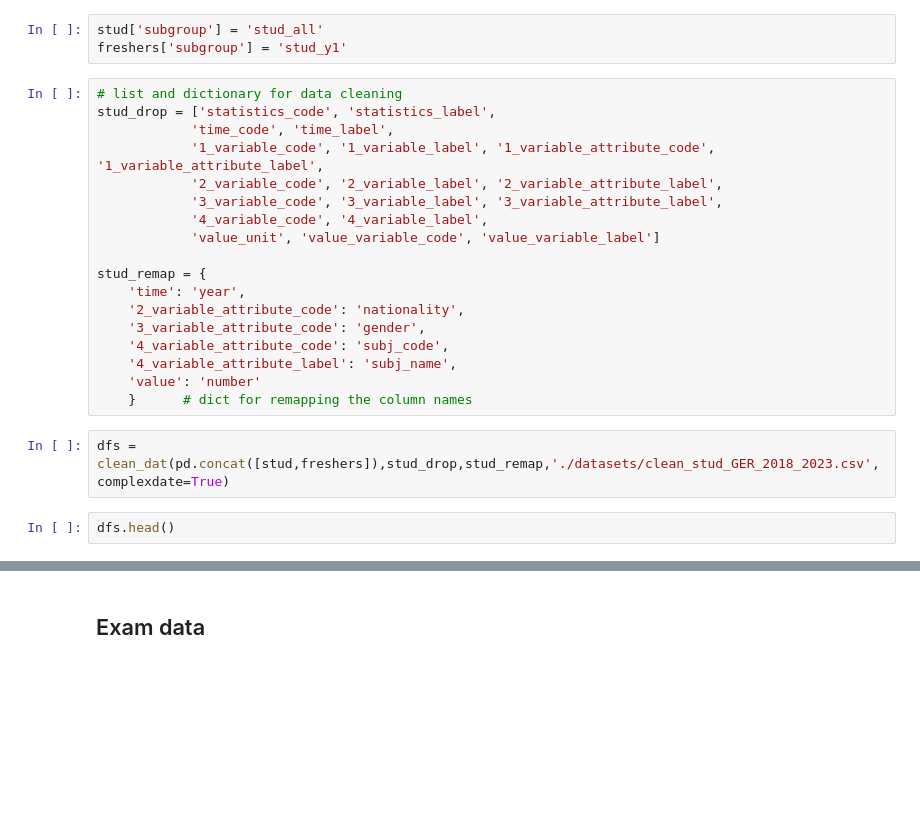
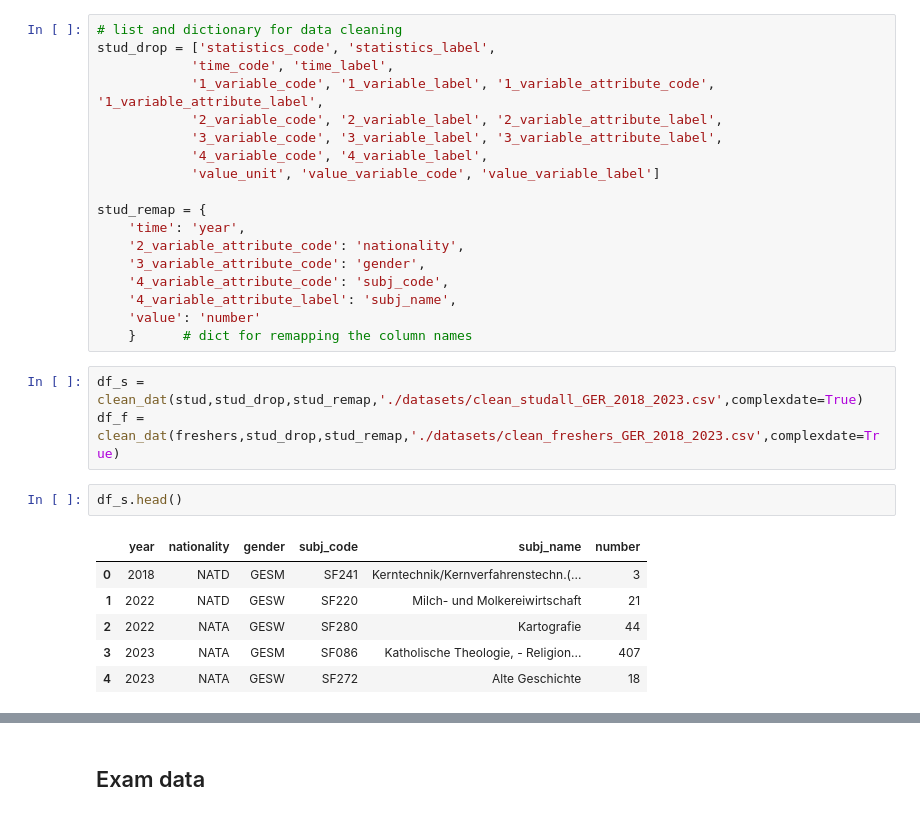
Before and after one commit to gfkpth/project-2-eda-sql, a Jupyter notebook: core_EDA.ipynb, the cells around one changed output, grey strips where cells are left out. Saved outputs shown, nothing was run; the diff lists cells and outputs as text; blank space fills up the shorter version.

```diff
--- a/core_EDA.ipynb
+++ b/core_EDA.ipynb
@@ -316,6 +353,3 @@ First, create identifying columns for the stud and freshers dataframes. (One cou
-# %%
-stud['subgroup'] = 'stud_all'
-freshers['subgroup'] = 'stud_y1'
 # %%
 # list and dictionary for data cleaning
 stud_drop = ['statistics_code', 'statistics_label',
@@ -335,7 +369,15 @@ stud_remap = {
     'value': 'number'
     }      # dict for remapping the column names
 # %%
-dfs = clean_dat(pd.concat([stud,freshers]),stud_drop,stud_remap,'./datasets/clean_stud_GER_2018_2023.csv',complexdate=True)
+df_s = clean_dat(stud,stud_drop,stud_remap,'./datasets/clean_studall_GER_2018_2023.csv',complexdate=True)
+df_f = clean_dat(freshers,stud_drop,stud_remap,'./datasets/clean_freshers_GER_2018_2023.csv',complexdate=True)
 # %%
-dfs.head()
+df_s.head()
+# %% [output]
+|  | year | nationality | gender | subj_code | subj_name | number |
+| 0 | 2018 | NATD | GESM | SF241 | Kerntechnik/Kernverfahrenstechn.(... | 3 |
+| 1 | 2022 | NATD | GESW | SF220 | Milch- und Molkereiwirtschaft | 21 |
+| 2 | 2022 | NATA | GESW | SF280 | Kartografie | 44 |
+| 3 | 2023 | NATA | GESM | SF086 | Katholische Theologie, - Religion... | 407 |
+| 4 | 2023 | NATA | GESW | SF272 | Alte Geschichte | 18 |
 # %%
```
Also changed, not shown: parts of 48 cells of this notebook, 8 other files.
